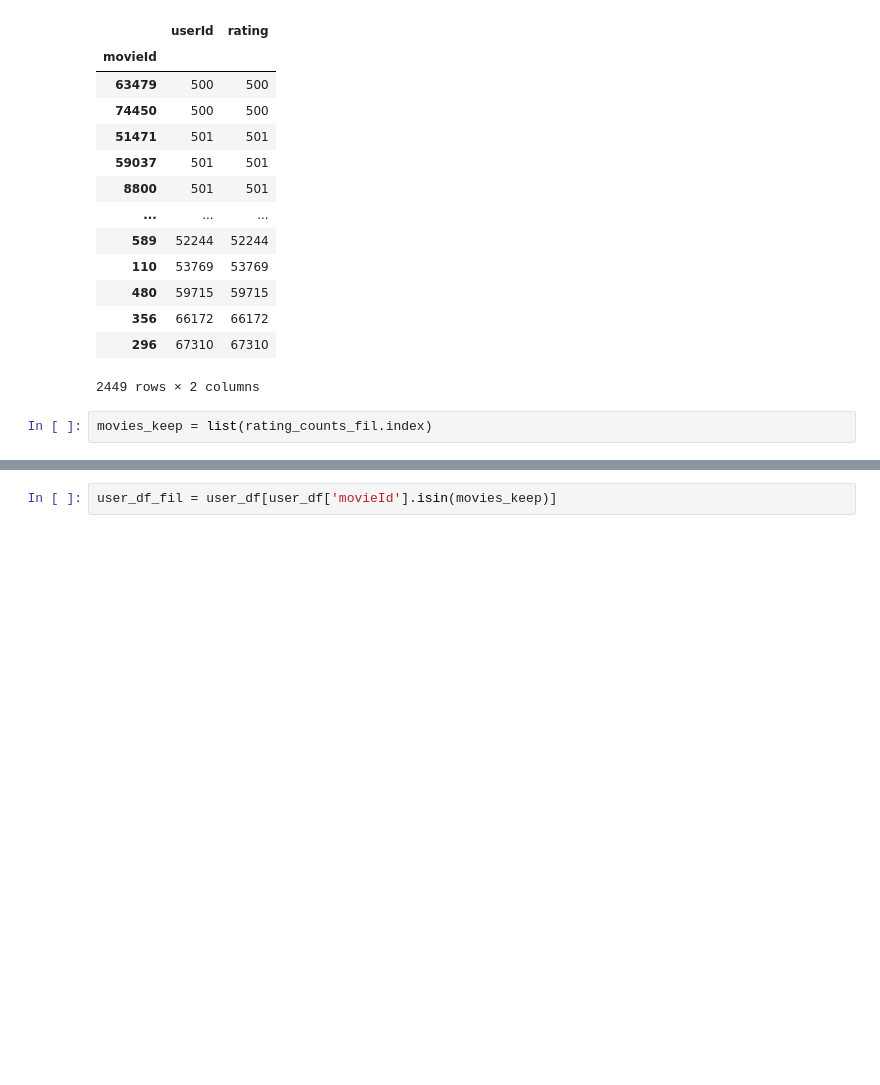
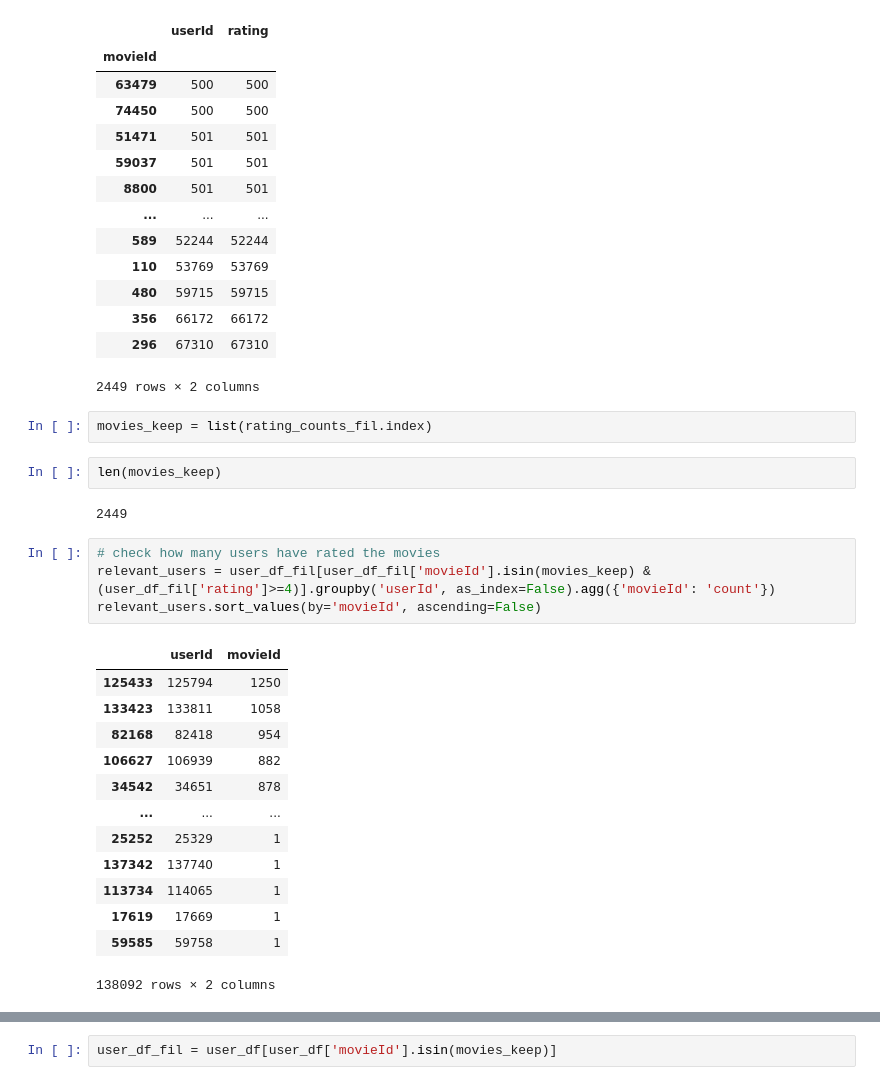
Before and after one commit to AeroPhilipp/movie_recommendation, a Jupyter notebook: notebooks/Movielens_NN_BERT_philipp.ipynb, the cells around one changed output, grey strips where cells are left out. Drawn from its saved outputs; the diff is of its cells as text; blank space fills up the shorter version.

```diff
--- a/notebooks/Movielens_NN_BERT_philipp.ipynb
+++ b/notebooks/Movielens_NN_BERT_philipp.ipynb
@@ -141,5 +170,27 @@ rating_counts_fil
 | 356 | 66172 | 66172 |
 | 296 | 67310 | 67310 |
 2449 rows × 2 columns
-# %%
-movies_keep = list(rating_counts_fil.index)
+# %%
+movies_keep = list(rating_counts_fil.index)
+# %%
+len(movies_keep)
+# %% [output]
+2449
+# %%
+# check how many users have rated the movies
+relevant_users = user_df_fil[user_df_fil['movieId'].isin(movies_keep) & (user_df_fil['rating']>=4)].groupby('userId', as_index=False).agg({'movieId': 'count'})
+relevant_users.sort_values(by='movieId', ascending=False)
+# %% [output]
+|  | userId | movieId |
+| 125433 | 125794 | 1250 |
+| 133423 | 133811 | 1058 |
+| 82168 | 82418 | 954 |
+| 106627 | 106939 | 882 |
+| 34542 | 34651 | 878 |
+| ... | ... | ... |
+| 25252 | 25329 | 1 |
+| 137342 | 137740 | 1 |
+| 113734 | 114065 | 1 |
+| 17619 | 17669 | 1 |
+| 59585 | 59758 | 1 |
+138092 rows × 2 columns
```
Also changed, not shown: parts of 5 cells of this notebook, 11 other files.
